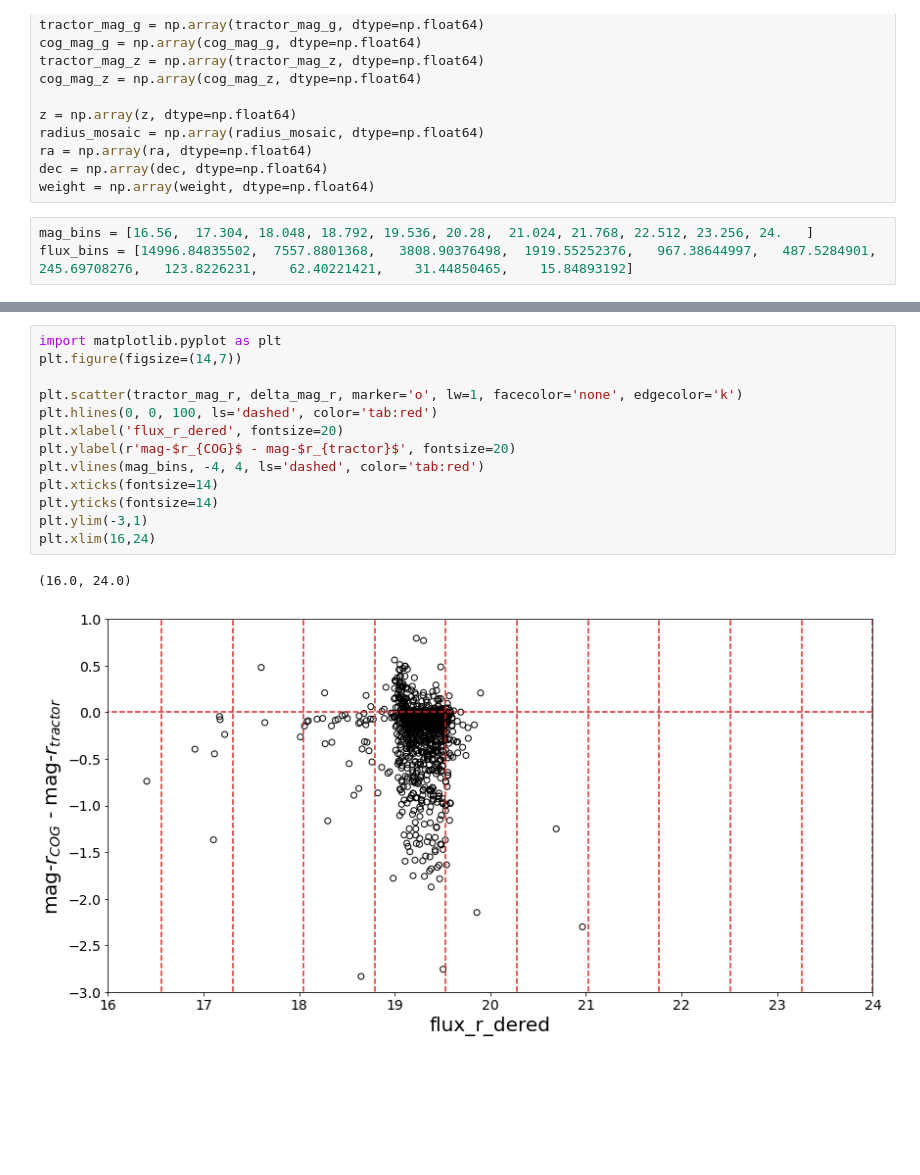
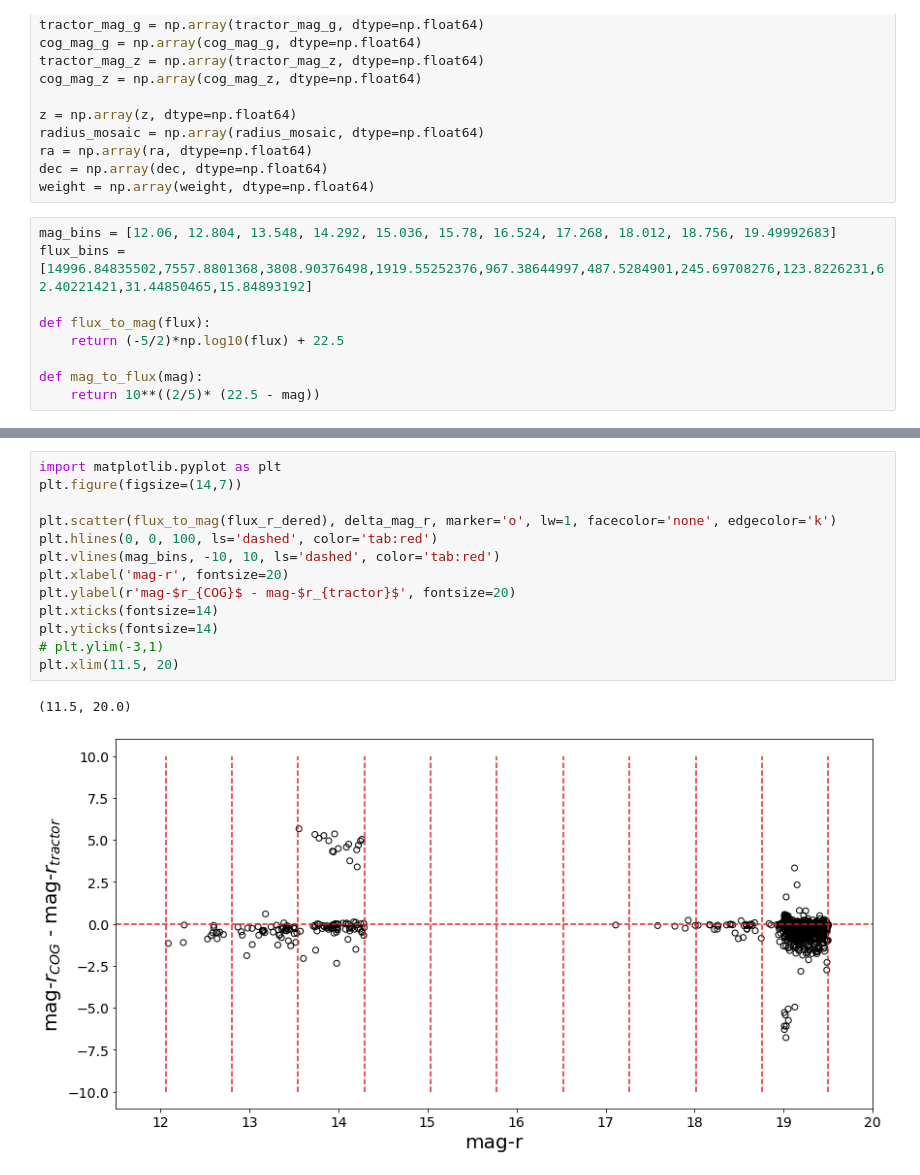
Before and after one commit to mattkwiecien/legacyhalos, a Jupyter notebook: science/sv3/sv3_mag_subsample_comparison.ipynb, the cells around one changed output, grey strips where cells are left out. Drawn from its saved outputs; the diff is of its cells as text; blank space fills up the shorter version.

```diff
--- a/science/sv3/sv3_mag_subsample_comparison.ipynb
+++ b/science/sv3/sv3_mag_subsample_comparison.ipynb
@@ -242,8 +224,14 @@ ra = np.array(ra, dtype=np.float64)
 dec = np.array(dec, dtype=np.float64)
 weight = np.array(weight, dtype=np.float64)
 # %%
-mag_bins = [16.56,  17.304, 18.048, 18.792, 19.536, 20.28,  21.024, 21.768, 22.512, 23.256, 24.   ]
-flux_bins = [14996.84835502,  7557.8801368,   3808.90376498,  1919.55252376,   967.38644997,   487.5284901,    245.69708276,   123.8226231,    62.40221421,    31.44850465,    15.84893192]
+mag_bins = [12.06, 12.804, 13.548, 14.292, 15.036, 15.78, 16.524, 17.268, 18.012, 18.756, 19.49992683]
+flux_bins = [14996.84835502,7557.8801368,3808.90376498,1919.55252376,967.38644997,487.5284901,245.69708276,123.8226231,62.40221421,31.44850465,15.84893192]
+
+def flux_to_mag(flux):
+    return (-5/2)*np.log10(flux) + 22.5
+
+def mag_to_flux(mag):
+    return 10**((2/5)* (22.5 - mag))
 # %%
 delta_mag_r = cog_mag_r - tractor_mag_r
 delta_mag_z = cog_mag_z - tractor_mag_z
@@ -271,16 +259,16 @@ plt.ylim(-3,1)
 # %%
 import matplotlib.pyplot as plt
 plt.figure(figsize=(14,7))
 
-plt.scatter(tractor_mag_r, delta_mag_r, marker='o', lw=1, facecolor='none', edgecolor='k')
+plt.scatter(flux_to_mag(flux_r_dered), delta_mag_r, marker='o', lw=1, facecolor='none', edgecolor='k')
 plt.hlines(0, 0, 100, ls='dashed', color='tab:red')
-plt.xlabel('flux_r_dered', fontsize=20)
+plt.vlines(mag_bins, -10, 10, ls='dashed', color='tab:red')
+plt.xlabel('mag-r', fontsize=20)
 plt.ylabel(r'mag-$r_{COG}$ - mag-$r_{tractor}$', fontsize=20)
-plt.vlines(mag_bins, -4, 4, ls='dashed', color='tab:red')
 plt.xticks(fontsize=14)
 plt.yticks(fontsize=14)
-plt.ylim(-3,1)
-plt.xlim(16,24)
+# plt.ylim(-3,1)
+plt.xlim(11.5, 20)
 # %% [output]
-(16.0, 24.0)
+(11.5, 20.0)
-[figure, old version]
+[figure, new version]
```
Also changed, not shown: parts of 3 cells of this notebook, 1 other file.
